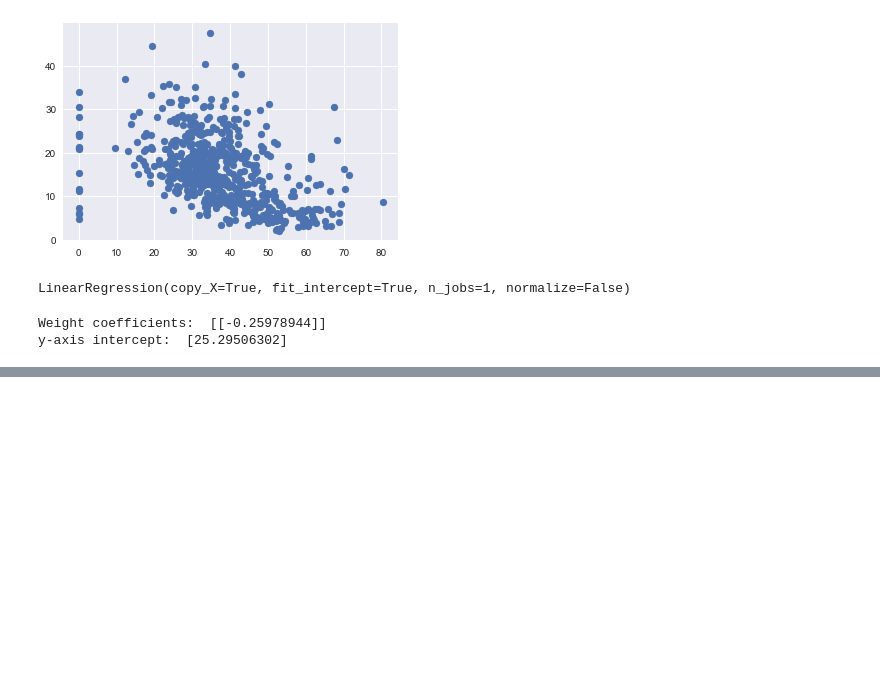
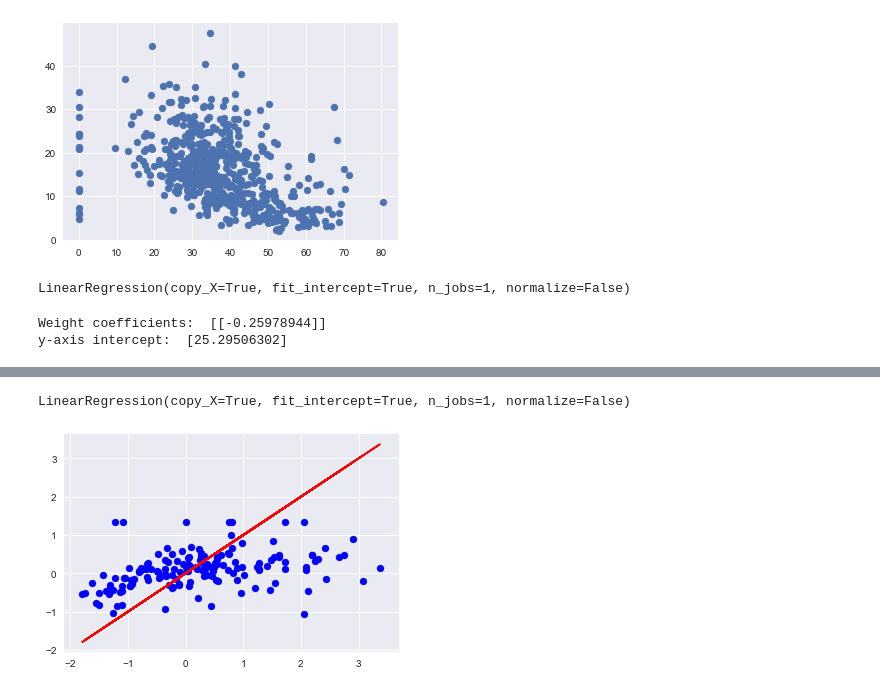
Before and after one commit to mapagron/poverty_and_its_correlates, a Jupyter notebook: model_play/reg_look1.ipynb, the cells around one changed output, grey strips where cells are left out. Cells and saved outputs as stored; diff of their text form; code cells hidden in the pictures; blank space fills up the shorter version.

Commit message:
adding new model notebook, 2 reworked csv's

```diff
--- a/model_play/reg_look1.ipynb
+++ b/model_play/reg_look1.ipynb
@@ -398,0 +393,19 @@ TypeError: Cannot cast array data from dtype('float64') to dtype('<U32') accordi
+# %%
+X5_train, X5_test, y5_train, y5_test = train_test_split(X5, y5, random_state=42)
+X5_scaler = StandardScaler().fit(X5_train)
+y5_scaler = StandardScaler().fit(y5_train)
+X5_train_scaled = X5_scaler.transform(X5_train)
+X5_test_scaled = X5_scaler.transform(X5_test)
+y5_train_scaled = y5_scaler.transform(y5_train)
+y5_test_scaled = y5_scaler.transform(y5_test)
+model5 = LinearRegression()
+model5.fit(X5_train_scaled, y5_train_scaled)
+# %% [output]
+LinearRegression(copy_X=True, fit_intercept=True, n_jobs=1, normalize=False)
+# %%
+predictions = model5.predict(X5_test_scaled)
+plt.plot(y5_test_scaled, y5_test_scaled, c='red')
+plt.scatter(y5_test_scaled, predictions, c='blue')
+plt.show()
+# %% [output]
+[figure, added]
```
Also changed, not shown: parts of 56 cells of this notebook, 3 other files.
